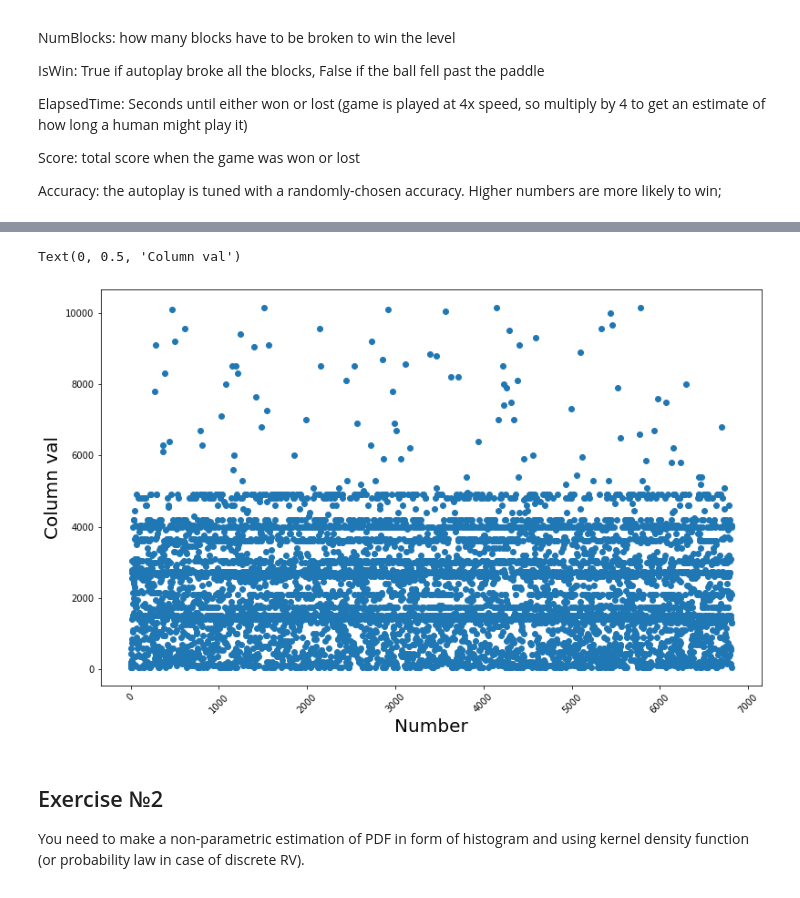
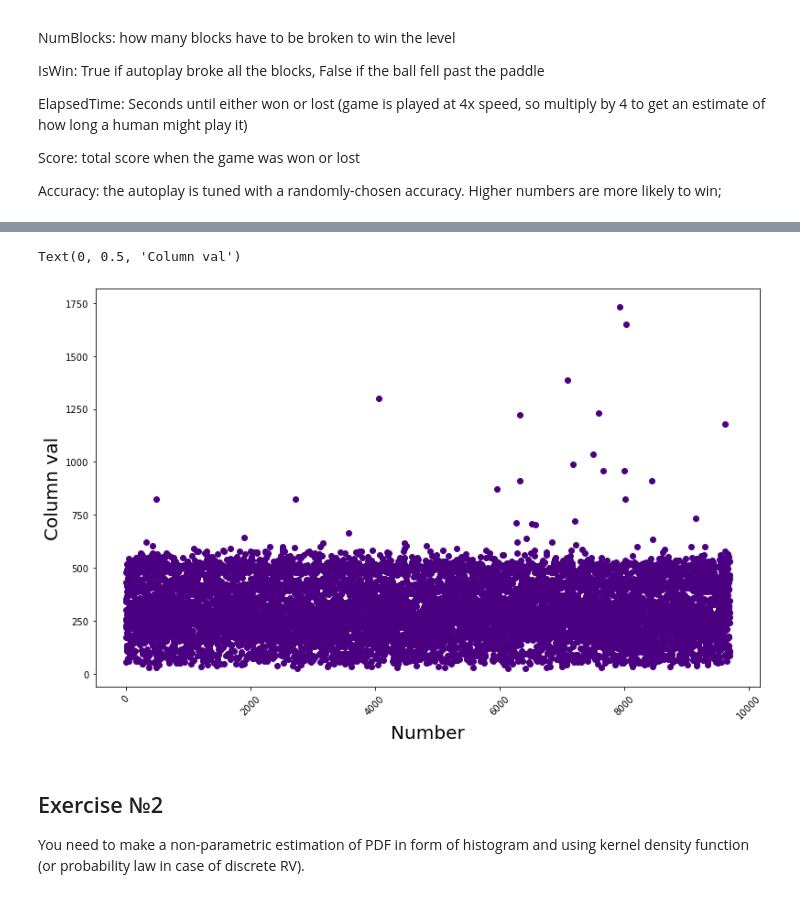
Before and after one commit to vandosik/M-M-MSA, a Jupyter notebook: Lab_1/lab_1.ipynb, the cells around one changed output, grey strips where cells are left out. Drawn from its saved outputs; the diff is of its cells as text; code cells hidden in the pictures.

Commit message:
lab 1 new dataset recreation 1-2 tasks

```diff
--- a/Lab_1/lab_1.ipynb
+++ b/Lab_1/lab_1.ipynb
@@ -16,6 +20,6 @@ import seaborn as sns
 # %%
 # Dataset initialization
-path_to_file = '../Datasets/GameStats.csv'
+path_to_file = '../Datasets/match_map_stats.csv'
 source_df = pd.read_csv(path_to_file, engine='python')
-source_df.head(5)
+source_df.head(7)
 # %% [output]
@@ -47,35 +93,16 @@ col_names = list(source_df.columns)
 # col_name = col_names[4]
 # col_name = "Accuracy"
 # col_name = "ElapsedTime"
-col_name = "Score"
+col_name = "game_length"
-# %%
-# Remove outliers
-if True: # cut by quantiles
-    if col_name == 'ElapsedTime':
-        up_quant = 0.995
-        down_quant = 0.005
-    elif col_name == 'Accuracy':
-        up_quant = 0.995
-        down_quant = 0.005
-    elif col_name == 'Score':
-        up_quant = 0.9835
-        down_quant = 0.0001
-
-    q_low = source_df[col_name].quantile(down_quant)
-    q_hi  = source_df[col_name].quantile(up_quant)
-
-    source_df = source_df[(source_df[col_name] < q_hi) & (source_df[col_name] > q_low)]
-else: # cut by zscore
-    source_df[(np.abs(scipy.stats.zscore(source_df)) < 3).all(axis=1)]
 # %%
 # Display our data
 plt.figure(figsize=(13, 8))
 
-plt.scatter(source_df.index, source_df[col_name])
+plt.scatter(source_df.index, source_df[col_name], c='indigo')
 plt.xticks(rotation=45)
 
 plt.xlabel(u'Number', fontsize = 20)
 plt.ylabel(u'Column val', fontsize = 20)
 # %% [output]
 Text(0, 0.5, 'Column val')
-[figure, old version]
+[figure, new version]
```
Also changed, not shown: parts of 10 cells of this notebook.
